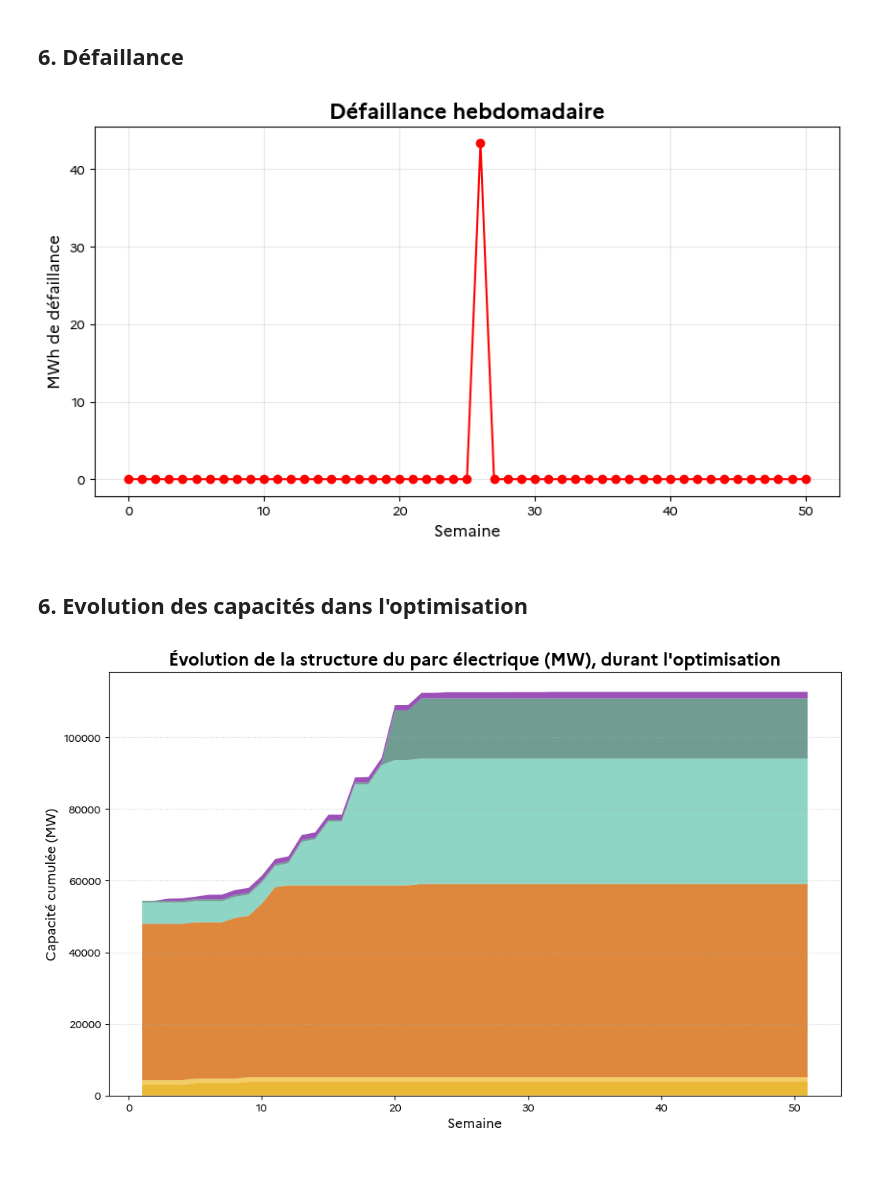
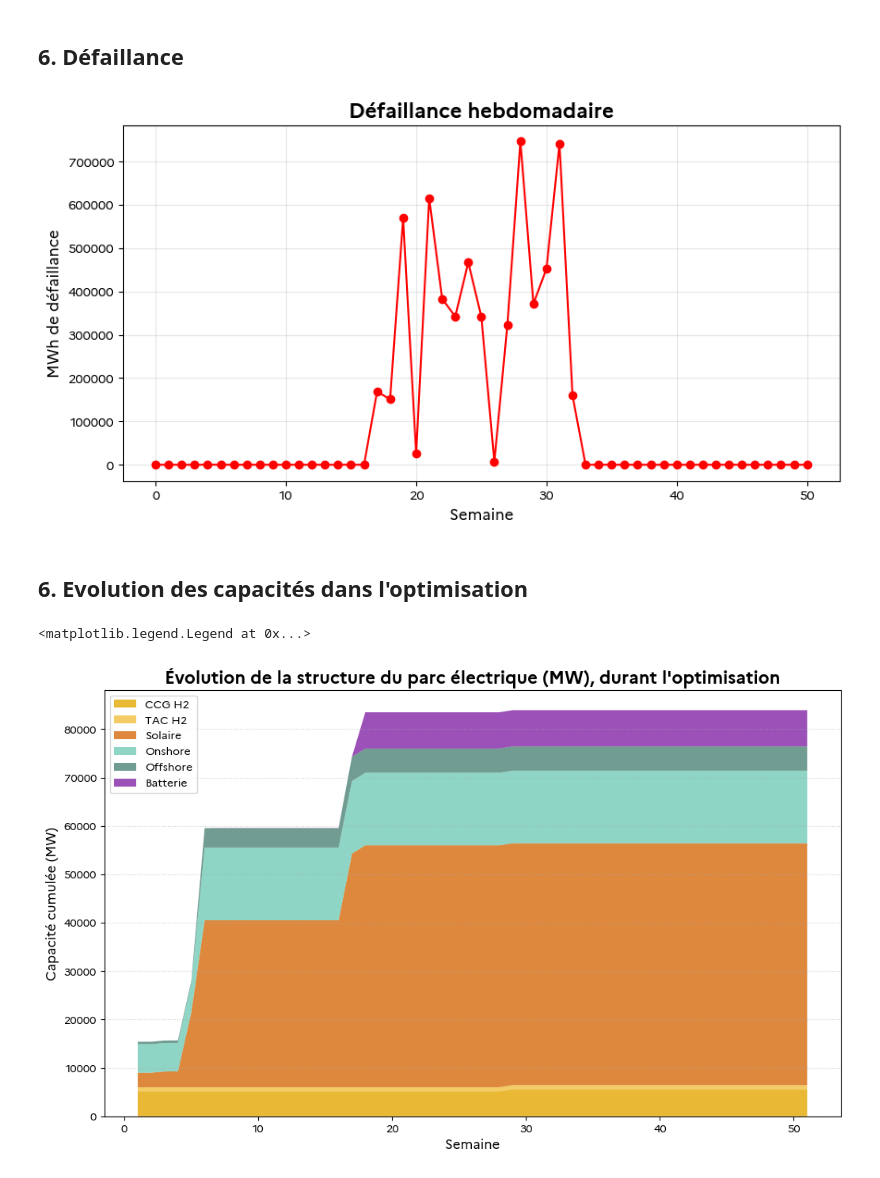
Before and after one commit to alextonon/ETE305_Optimization_Study, a Jupyter notebook: analysis.ipynb, the cells around one changed output. Drawn from its saved outputs; the diff is of its cells as text; code cells hidden in the pictures.

```diff
--- a/analysis.ipynb
+++ b/analysis.ipynb
@@ -76,3 +67,22 @@ df = df_global.iloc[WEEK_TO_PLOT*7*24:(WEEK_TO_PLOT+1)*7*24]
+# %%
+# Config de lecture des données
+WEEK_TO_PLOT = 0
+H2_STOCK = True
+
+
+if H2_STOCK:
+    df_global = pd.read_csv('results/annual_stock_H2/results.csv', sep=';')
+    parc = json.load(open('results/annual_stock_H2/parc_annuel.json', 'r'))
+    evolution_parc = json.load(open("results/annual_stock_H2/evolution_parc.json", "r"))
+else :
+    df_global = pd.read_csv('results/annual/results.csv', sep=';')
+    parc = json.load(open('results/annual/parc_annuel.json', 'r'))
+    evolution_parc = json.load(open("results/annual/evolution_parc.json", "r"))
+
+df_global.drop(columns=['t'], inplace=True)
+df_global.drop(df_global[df_global[prod_cols + charge_cols].sum(axis=1) == 0].index, inplace=True)
+
+df = df_global.iloc[WEEK_TO_PLOT*7*24:(WEEK_TO_PLOT+1)*7*24]
 # %% [markdown]
 ## **1. EOD : vue générale**
 # %%
@@ -302,7 +312,7 @@ plt.ylabel("MWh de défaillance")
 plt.grid(alpha=0.3)
 plt.show()
 # %% [output]
-[figure, old version]
+[figure, new version]
 # %% [markdown]
 ## **6. Evolution des capacités dans l'optimisation**
 # %%
@@ -318,18 +328,20 @@ tac = [val * 85.0 for val in evolution_parc["H2"]["TAC"].get("nombre_installees"
 # %%
 plt.figure(figsize=(12, 7))
 
 # On empile les données
 plt.stackplot(weeks, ccg, tac, solar,onshore, offshore, battery,
               labels=["CCG H2", "TAC H2", "Solaire", "Onshore", "Offshore", "Batterie"],
               colors=[palette["H2_CCG"], palette["H2_TAC"], palette["Solar"], palette["Onshore"], palette["Offshore"], palette["Battery"]],
               alpha=0.8)
 
 plt.title("Évolution de la structure du parc électrique (MW), durant l'optimisation")
 plt.ylabel("Capacité cumulée (MW)")
 plt.xlabel("Semaine")
 plt.grid(axis='y', linestyle=':', alpha=0.6)
+plt.legend()
 # %% [output]
+<matplotlib.legend.Legend at 0x...>
-[figure, old version]
+[figure, new version]
 # %%
 import matplotlib.pyplot as plt
 
```
Also changed, not shown: parts of 9 cells of this notebook, 7 other files.
